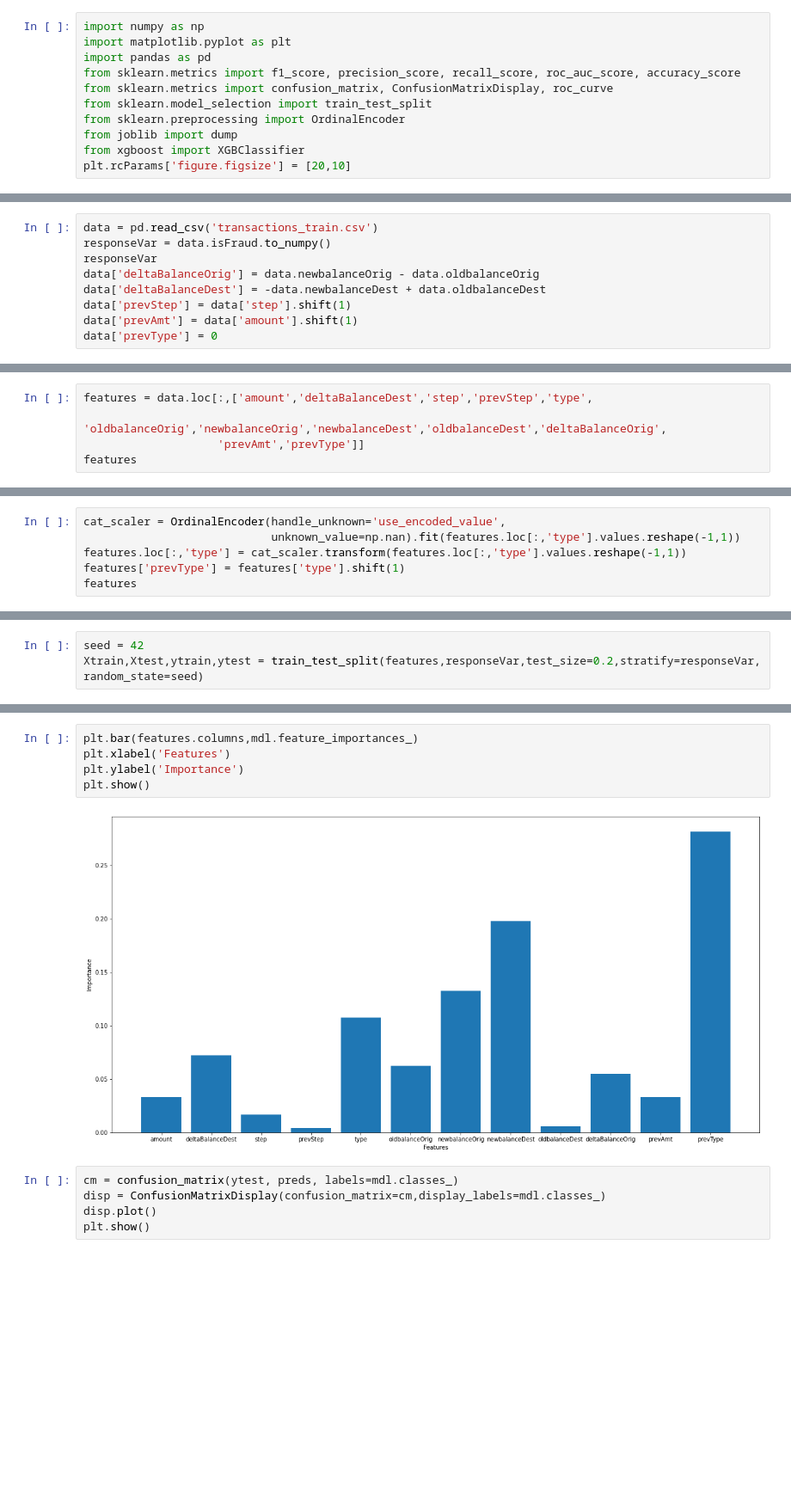
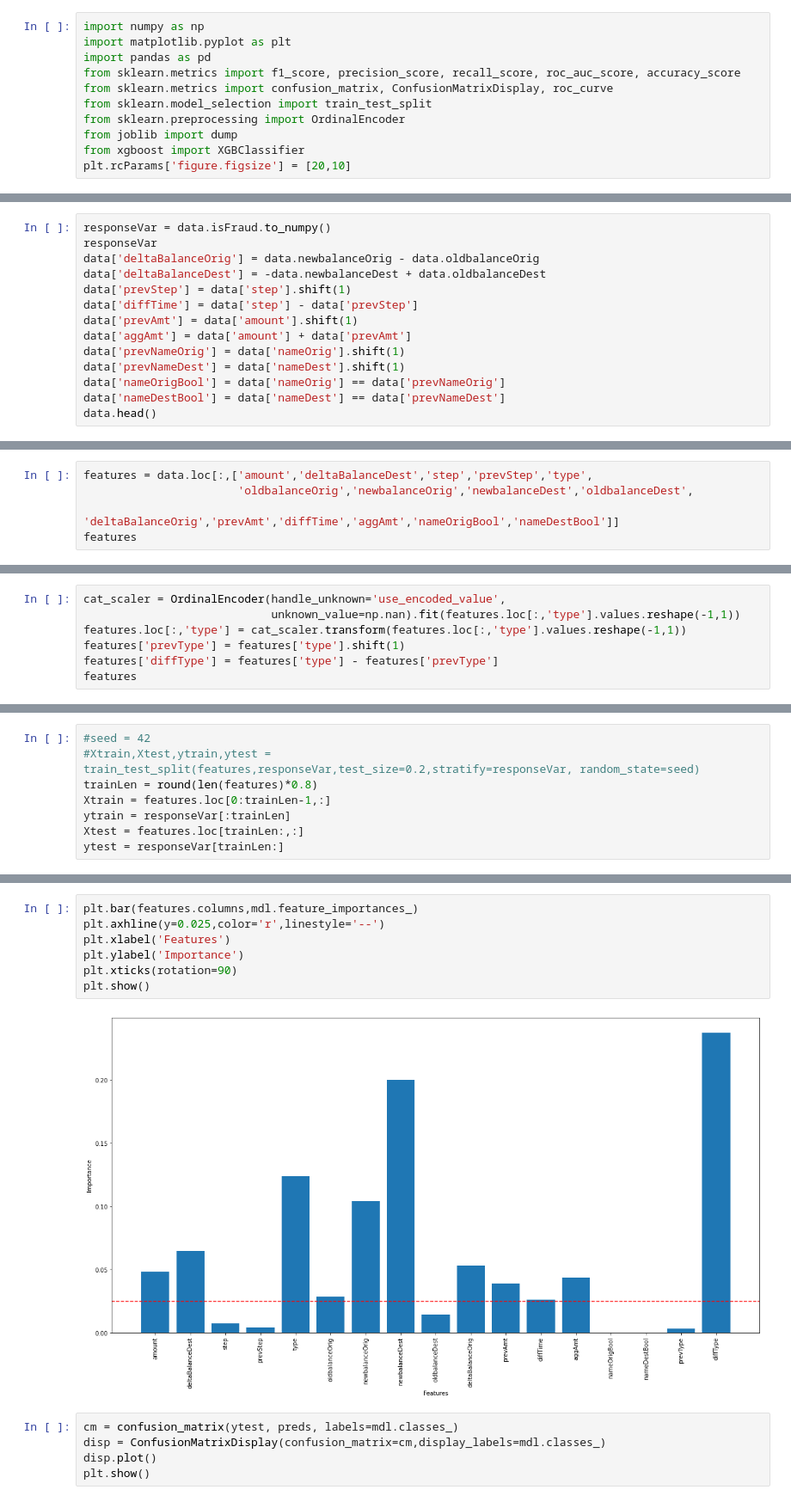
Before and after one commit to rpvilla/FraudAPI, a Jupyter notebook: Model_Files/fraud_xgboost_FINAL.ipynb, the cells around one changed output, grey strips where cells are left out. Shown at 86% size. Saved outputs shown, nothing was run; the diff lists cells and outputs as text; blank space fills up the shorter version.

```diff
--- a/Model_Files/fraud_xgboost_FINAL.ipynb
+++ b/Model_Files/fraud_xgboost_FINAL.ipynb
@@ -12,10 +22,15 @@ plt.rcParams['figure.figsize'] = [20,10]
 # %%
-data = pd.read_csv('transactions_train.csv')
 responseVar = data.isFraud.to_numpy()
 responseVar
 data['deltaBalanceOrig'] = data.newbalanceOrig - data.oldbalanceOrig
 data['deltaBalanceDest'] = -data.newbalanceDest + data.oldbalanceDest
 data['prevStep'] = data['step'].shift(1)
+data['diffTime'] = data['step'] - data['prevStep']
 data['prevAmt'] = data['amount'].shift(1)
-data['prevType'] = 0
+data['aggAmt'] = data['amount'] + data['prevAmt']
+data['prevNameOrig'] = data['nameOrig'].shift(1)
+data['prevNameDest'] = data['nameDest'].shift(1)
+data['nameOrigBool'] = data['nameOrig'] == data['prevNameOrig']
+data['nameDestBool'] = data['nameDest'] == data['prevNameDest']
+data.head()
 # %% [output]
@@ -59,7 +43,7 @@ plt.show()
 # %%
 features = data.loc[:,['amount','deltaBalanceDest','step','prevStep','type',
-                       'oldbalanceOrig','newbalanceOrig','newbalanceDest','oldbalanceDest','deltaBalanceOrig',
-                    'prevAmt','prevType']]
+                       'oldbalanceOrig','newbalanceOrig','newbalanceDest','oldbalanceDest',
+                       'deltaBalanceOrig','prevAmt','diffTime','aggAmt','nameOrigBool','nameDestBool']]
 features
 # %% [output]
 |  | amount | deltaBalanceDest | step | prevStep | type | oldbalanceOrig | newbalanceOrig | newbalanceDest | ... |
@@ -80,6 +64,7 @@ cat_scaler = OrdinalEncoder(handle_unknown='use_encoded_value',
                             unknown_value=np.nan).fit(features.loc[:,'type'].values.reshape(-1,1))
 features.loc[:,'type'] = cat_scaler.transform(features.loc[:,'type'].values.reshape(-1,1))
 features['prevType'] = features['type'].shift(1)
+features['diffType'] = features['type'] - features['prevType']
 features
 # %% [output]
 |  | amount | deltaBalanceDest | step | prevStep | type | oldbalanceOrig | newbalanceOrig | newbalanceDest | ... |
@@ -98,6 +83,11 @@ features
 # %%
-seed = 42
-Xtrain,Xtest,ytrain,ytest = train_test_split(features,responseVar,test_size=0.2,stratify=responseVar, random_state=seed)
+#seed = 42
+#Xtrain,Xtest,ytrain,ytest = train_test_split(features,responseVar,test_size=0.2,stratify=responseVar, random_state=seed)
+trainLen = round(len(features)*0.8)
+Xtrain = features.loc[0:trainLen-1,:]
+ytrain = responseVar[:trainLen]
+Xtest = features.loc[trainLen:,:]
+ytest = responseVar[trainLen:]
 # %%
 mdl = XGBClassifier(use_label_encoder=False,verbosity=2)
 mdl.fit(Xtrain,ytrain)
@@ -166,10 +161,12 @@ print(np.c_[features.columns,mdl.feature_importances_])
 # %%
 plt.bar(features.columns,mdl.feature_importances_)
+plt.axhline(y=0.025,color='r',linestyle='--')
 plt.xlabel('Features')
 plt.ylabel('Importance')
+plt.xticks(rotation=90)
 plt.show()
 # %% [output]
-[figure, old version]
+[figure, new version]
 # %%
 cm = confusion_matrix(ytest, preds, labels=mdl.classes_)
 disp = ConfusionMatrixDisplay(confusion_matrix=cm,display_labels=mdl.classes_)
```
Also changed, not shown: parts of 13 cells of this notebook, 7 other files.
